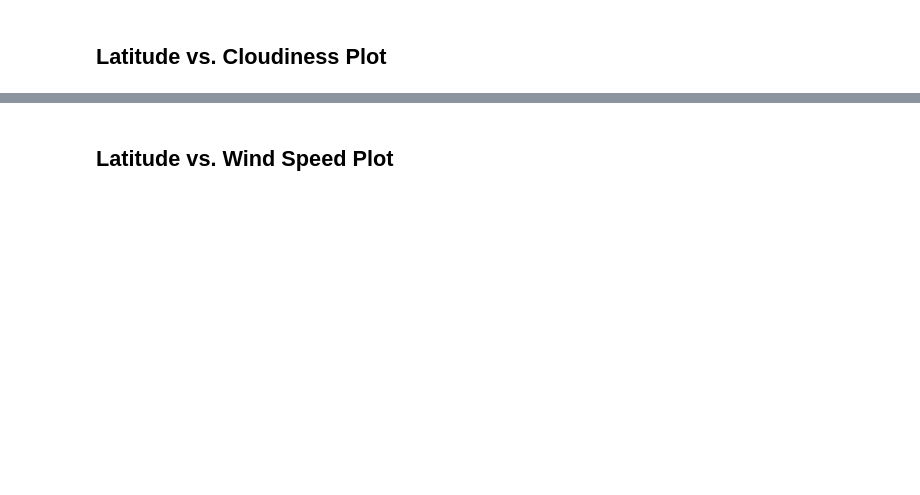
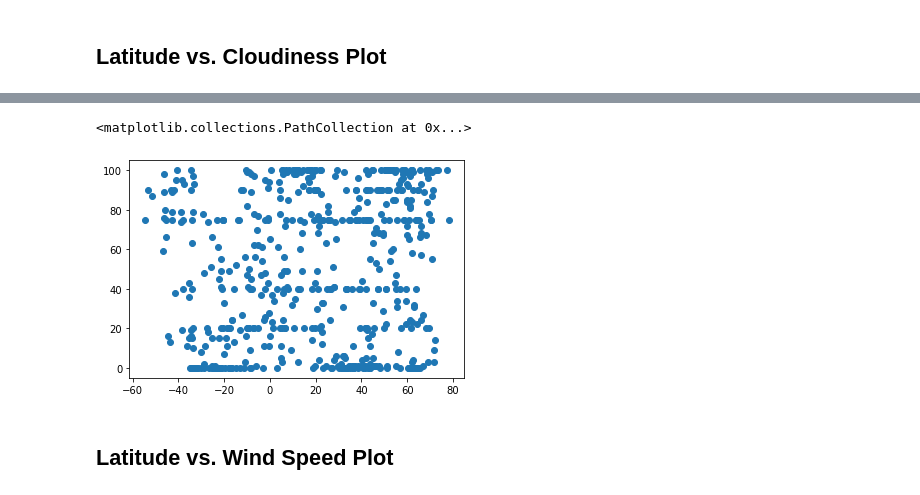
Before and after one commit to SakiSugio/python-api-challenge, a Jupyter notebook: starter_code/WeatherPy.ipynb, the cells around one changed output, grey strips where cells are left out. Saved outputs shown, nothing was run; the diff lists cells and outputs as text; code cells hidden in the pictures; blank space fills up the shorter version.

```diff
--- a/starter_code/WeatherPy.ipynb
+++ b/starter_code/WeatherPy.ipynb
@@ -208,2 +203,7 @@ Int64Index([], dtype='int64')
+# %%
+plt.scatter(weather_df["lat"],weather_df["cloudiness"])
+# %% [output]
+<matplotlib.collections.PathCollection at 0x...>
+[figure, added]
 # %% [markdown]
 ## Latitude vs. Wind Speed Plot
```
Also changed, not shown: parts of 28 cells of this notebook.
